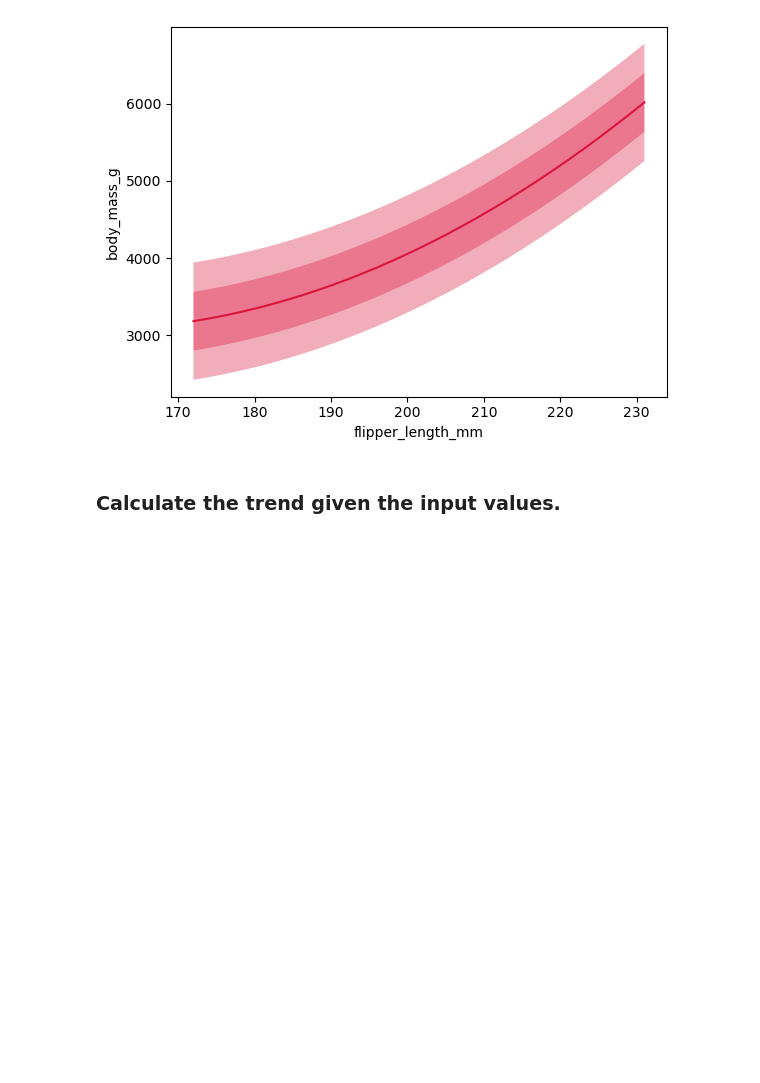
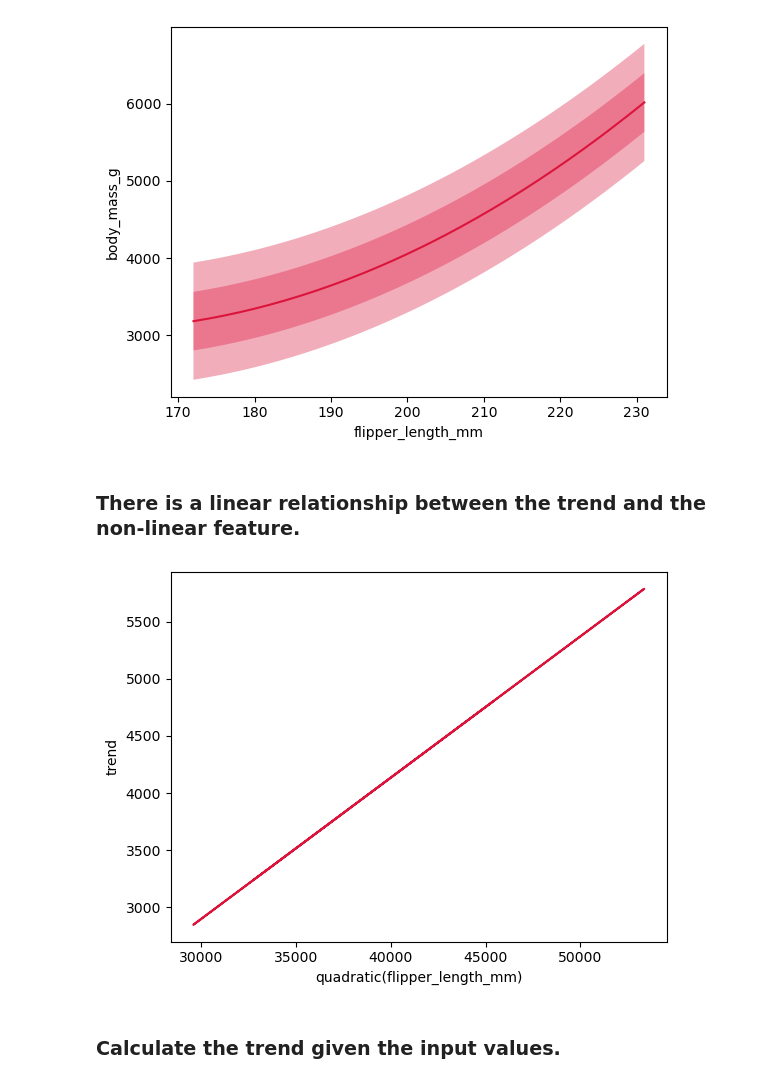
Before and after one commit to mytechnotalent/Reverse-Engineering-Data, a Jupyter notebook: 04-SLR-NLR.ipynb, the cells around one changed output. Drawn from its saved outputs; the diff is of its cells as text; code cells hidden in the pictures; blank space fills up the shorter version.

```diff
--- a/04-SLR-NLR.ipynb
+++ b/04-SLR-NLR.ipynb
@@ -303,6 +303,26 @@ ax.set_ylabel('body_mass_g')
 plt.show()
 # %% [output]
 [figure]
+# %% [markdown]
+### There is a linear relationship between the trend and the non-linear feature.
+# %%
+x_quad = np.power(df_viz.flipper_length_mm,
+                  2)
+slope, intercept = np.polyfit(x_quad,
+                              y,
+                              1)
+trend = slope * \
+        x_quad + \
+        intercept
+fig, ax = plt.subplots()
+ax.plot(x_quad,
+        trend,
+        color='crimson')
+ax.set_xlabel('quadratic(flipper_length_mm)')
+ax.set_ylabel('trend')
+plt.show()
+# %% [output]
+[figure, added]
 # %% [markdown]
 ### Calculate the trend given the input values.
 # %%
```
